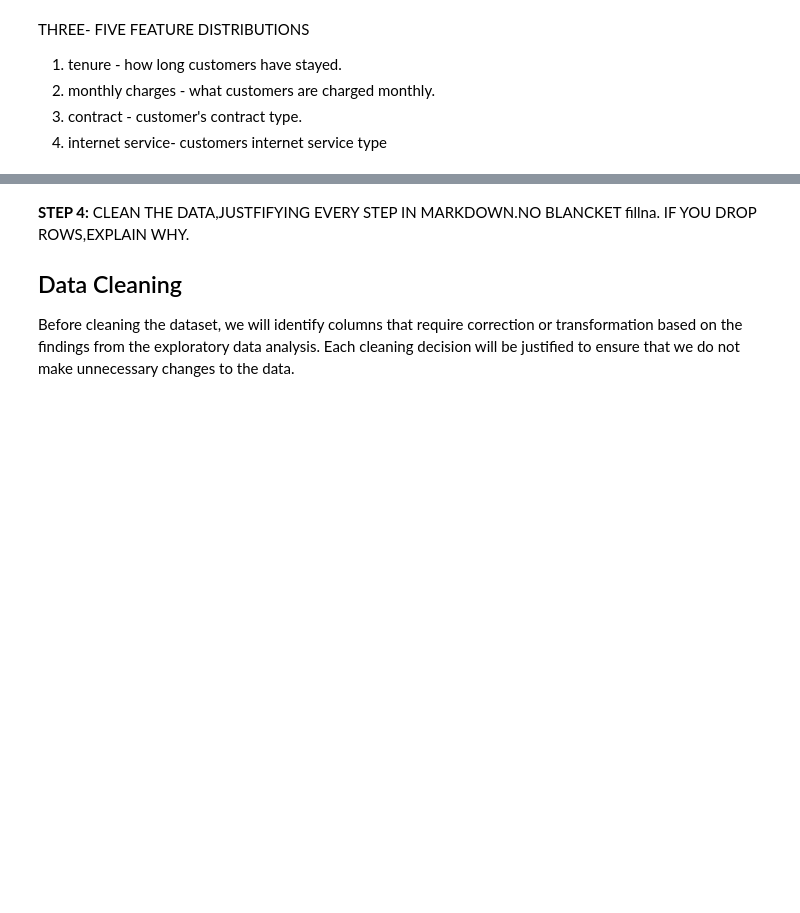
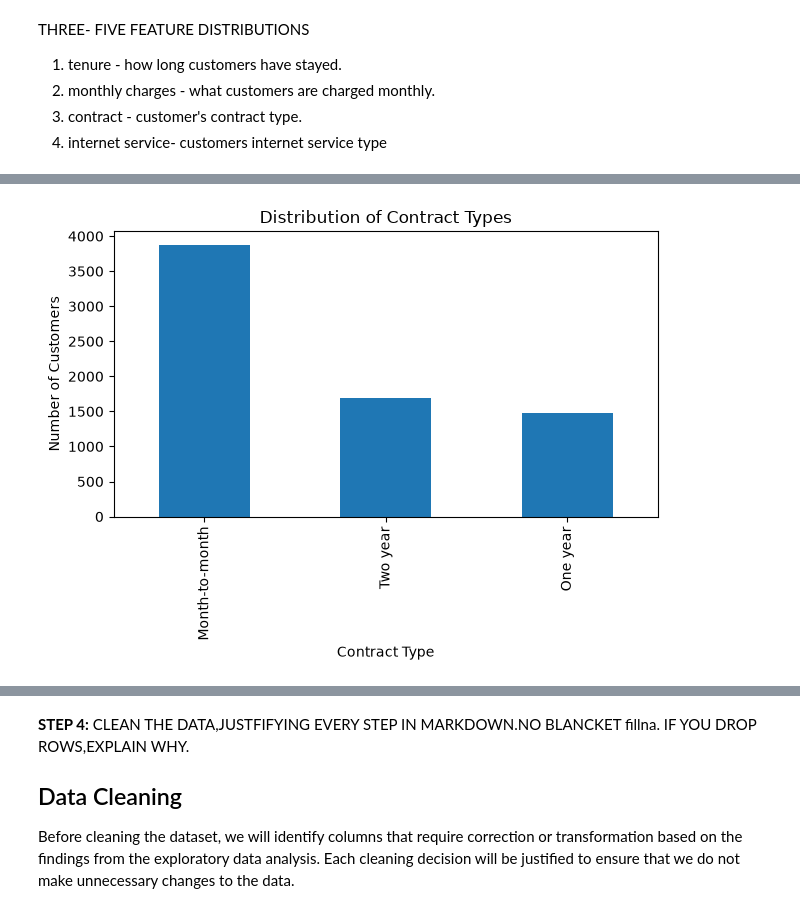
Before and after one commit to khing-fm/Data_Science, a Jupyter notebook: GROUP_37_TELCO_CUSTOMER_CHURN_COMPLETED.ipynb, the cells around one changed output, grey strips where cells are left out. Saved outputs shown, nothing was run; the diff lists cells and outputs as text; code cells hidden in the pictures; blank space fills up the shorter version.

```diff
--- a/GROUP_37_TELCO_CUSTOMER_CHURN_COMPLETED.ipynb
+++ b/GROUP_37_TELCO_CUSTOMER_CHURN_COMPLETED.ipynb
@@ -199,13 +319,16 @@ df["Contract"].value_counts()
 # %%
 # DISTRIBUTION CHART FOR CONTRACT
 import matplotlib.pyplot as plt
 
 df["Contract"].value_counts().plot(kind="bar")
 
 plt.title("Distribution of Contract Types")
 plt.xlabel("Contract Type")
 plt.ylabel("Number of Customers")
+plt.tight_layout()
 plt.show()
+# %% [output]
+[figure, added]
 # %%
 #INTERNETSERVICE
 df["InternetService"].value_counts()
```
Also changed, not shown: parts of 66 cells of this notebook, 1 other file.
